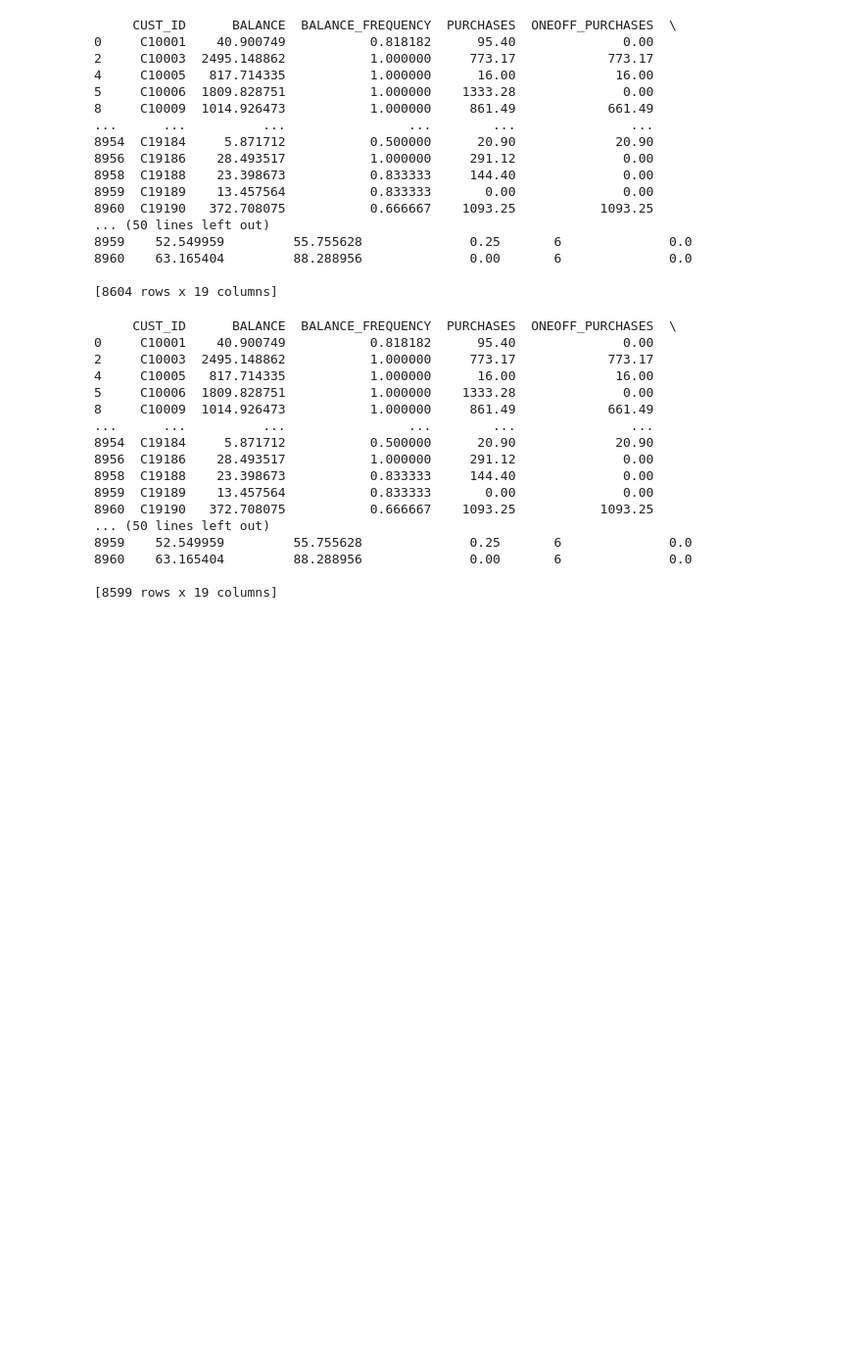
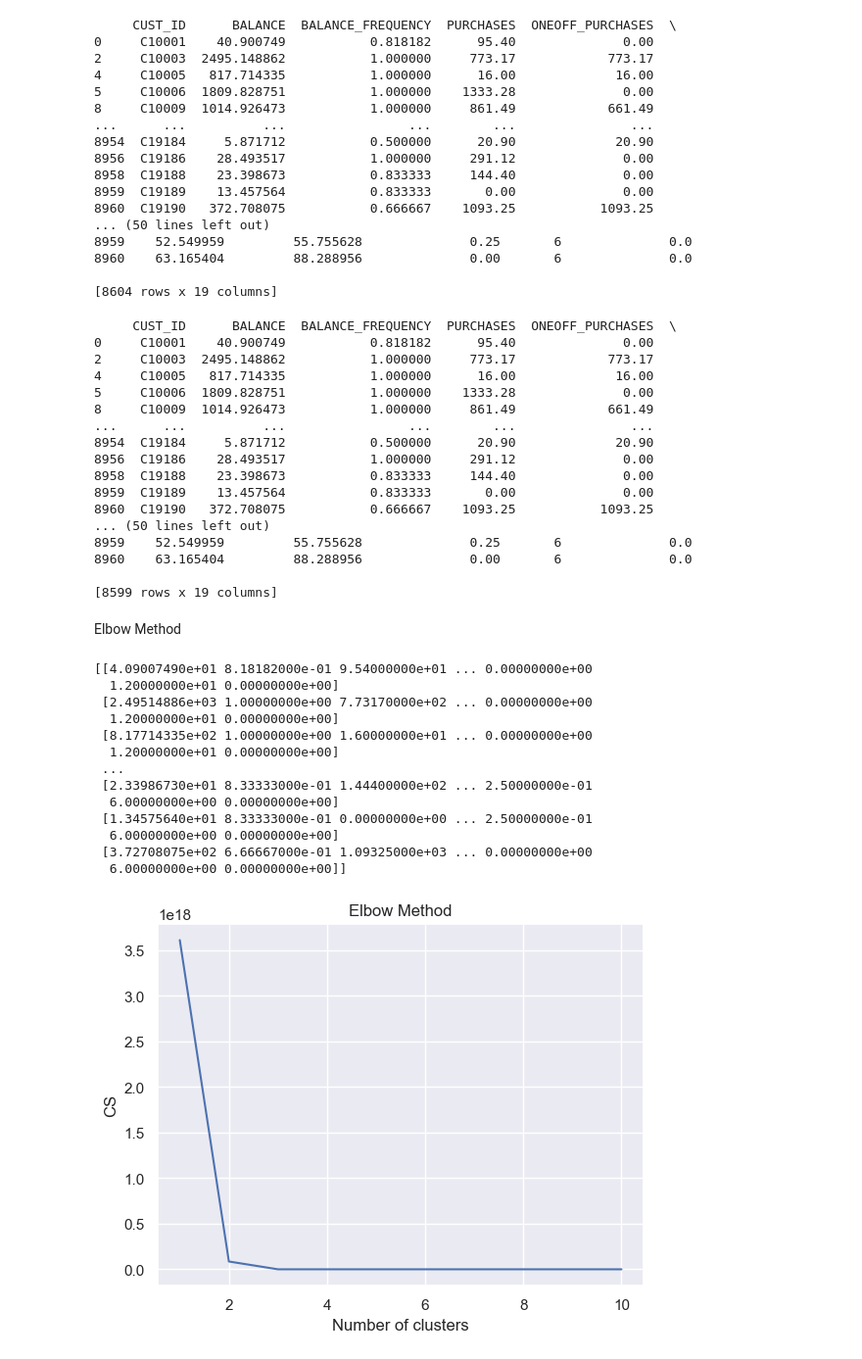
Before and after one commit to itsmemanuu/Lab01BI, a Jupyter notebook: LAB01.ipynb, the cells around one changed output. Shown at 98% size. Saved outputs shown, nothing was run; the diff lists cells and outputs as text; code cells hidden in the pictures; blank space fills up the shorter version.

```diff
--- a/LAB01.ipynb
+++ b/LAB01.ipynb
@@ -556,3 +537,42 @@ print(dataframe_alpes)
 8960    63.165404         88.288956              0.00       6              0.0
 
 [8599 rows x 19 columns]
+# %% [markdown]
+Elbow Method
+# %%
+from sklearn.cluster import KMeans
+from sklearn.impute import SimpleImputer
+cs = []
+numeric_data = dataframe_alpes.select_dtypes(include=['float64', 'int64'])
+
+# Impute missing values with mean strategy
+imputer = SimpleImputer(strategy='mean')
+numeric_data_imputed = imputer.fit_transform(numeric_data)
+
+print(numeric_data_imputed)
+
+for i in range(1, 11):
+    kmeans = KMeans(n_clusters=i, init='k-means++', max_iter=300, n_init=10, random_state=0)
+    kmeans.fit(numeric_data_imputed)
+    cs.append(kmeans.inertia_)
+
+plt.plot(range(1, 11), cs)
+plt.title('Elbow Method')
+plt.xlabel('Number of clusters')
+plt.ylabel('CS')
+plt.show()
+# %% [output]
+[[4.09007490e+01 8.18182000e-01 9.54000000e+01 ... 0.00000000e+00
+  1.20000000e+01 0.00000000e+00]
+ [2.49514886e+03 1.00000000e+00 7.73170000e+02 ... 0.00000000e+00
+  1.20000000e+01 0.00000000e+00]
+ [8.17714335e+02 1.00000000e+00 1.60000000e+01 ... 0.00000000e+00
+  1.20000000e+01 0.00000000e+00]
+ ...
+ [2.33986730e+01 8.33333000e-01 1.44400000e+02 ... 2.50000000e-01
+  6.00000000e+00 0.00000000e+00]
+ [1.34575640e+01 8.33333000e-01 0.00000000e+00 ... 2.50000000e-01
+  6.00000000e+00 0.00000000e+00]
+ [3.72708075e+02 6.66667000e-01 1.09325000e+03 ... 0.00000000e+00
+  6.00000000e+00 0.00000000e+00]]
+[figure, added]
```
Also changed, not shown: parts of 4 cells of this notebook.
